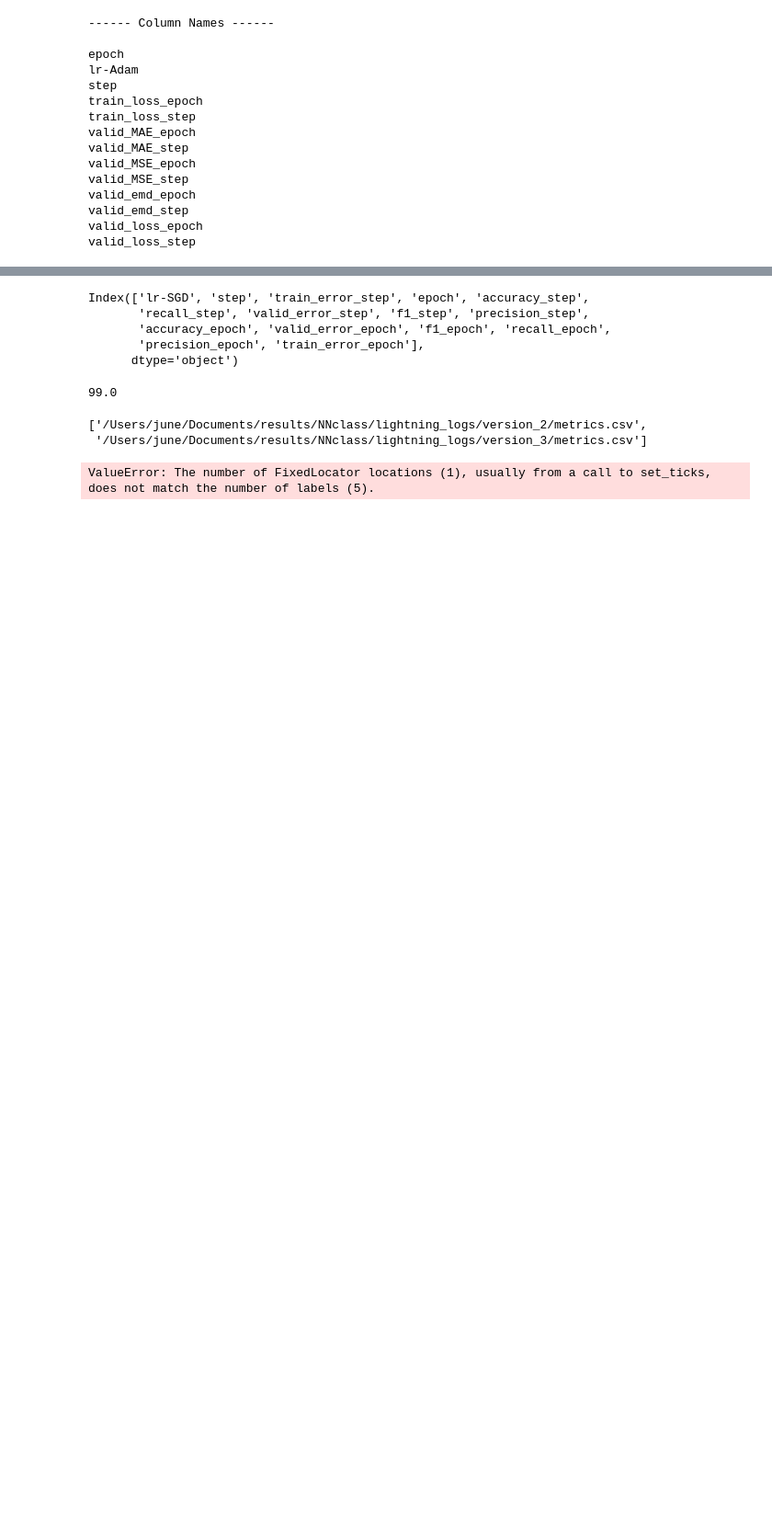
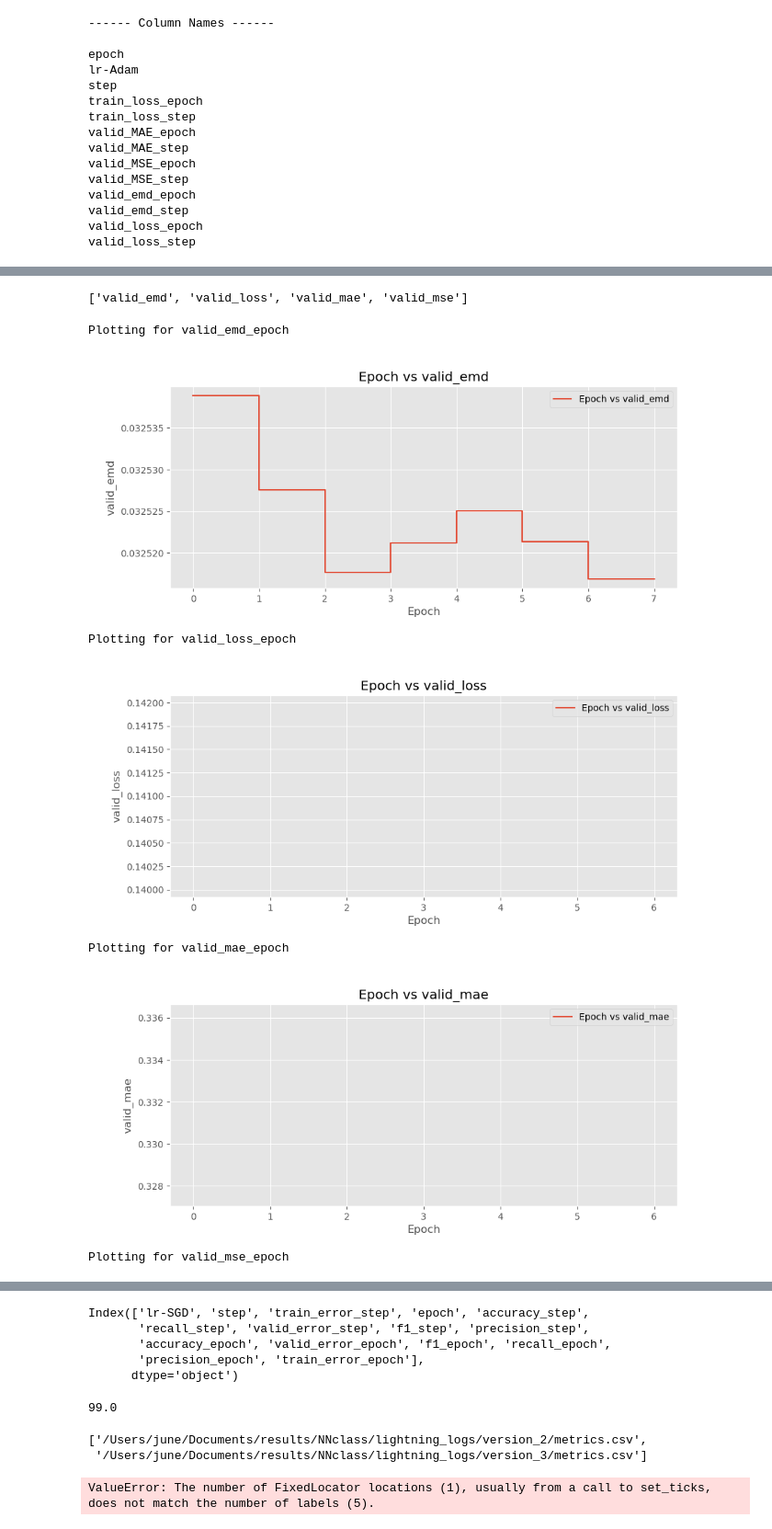
Before and after one commit to junee010122/all_projects, a Jupyter notebook: CNT_LSTM/utils/visualize_loss-Copy1.ipynb, the cells around one changed output, grey strips where cells are left out. Shown at 92% size. Cells and saved outputs as stored; diff of their text form; code cells hidden in the pictures; blank space fills up the shorter version.

```diff
--- a/CNT_LSTM/utils/visualize_loss-Copy1.ipynb
+++ b/CNT_LSTM/utils/visualize_loss-Copy1.ipynb
@@ -96,0 +146,34 @@ def plot_data(x_vals, y_vals, title,
+# %%
+# Convert 'epoch' to numeric and drop rows where 'epoch' is NaN
+data['epoch'] = pd.to_numeric(data['epoch'], errors='coerce')
+data.dropna(subset=['epoch'], inplace=True)
+
+# Optionally, handle NaNs in measure columns, for example:
+data['valid_emd_epoch'].fillna(method='ffill', inplace=True)  # forward fill as an example
+# %%
+measures
+# %% [output]
+['valid_emd', 'valid_loss', 'valid_mae', 'valid_mse']
+# %%
+# Print columns being plotted
+for measure in measures:
+    print(f'Plotting for {measure}_epoch')
+    if f'{measure}_epoch' in data.columns:
+        plt.figure(figsize=(10, 4))
+        plt.plot(data['epoch'], data[f'{measure}_epoch'], label=f'Epoch vs {measure}')
+        plt.title(f'Epoch vs {measure}')
+        plt.xlabel('Epoch')
+        plt.ylabel(measure)
+        plt.legend()
+        plt.grid(True)
+        plt.show()
+    else:
+        print(f"Column {measure}_epoch not found in DataFrame.")
+# %% [output]
+Plotting for valid_emd_epoch
+[figure, added]
+Plotting for valid_loss_epoch
+[figure, added]
+Plotting for valid_mae_epoch
+[figure, added]
+Plotting for valid_mse_epoch
```
Also changed, not shown: parts of 22 cells of this notebook, 12 other files.
